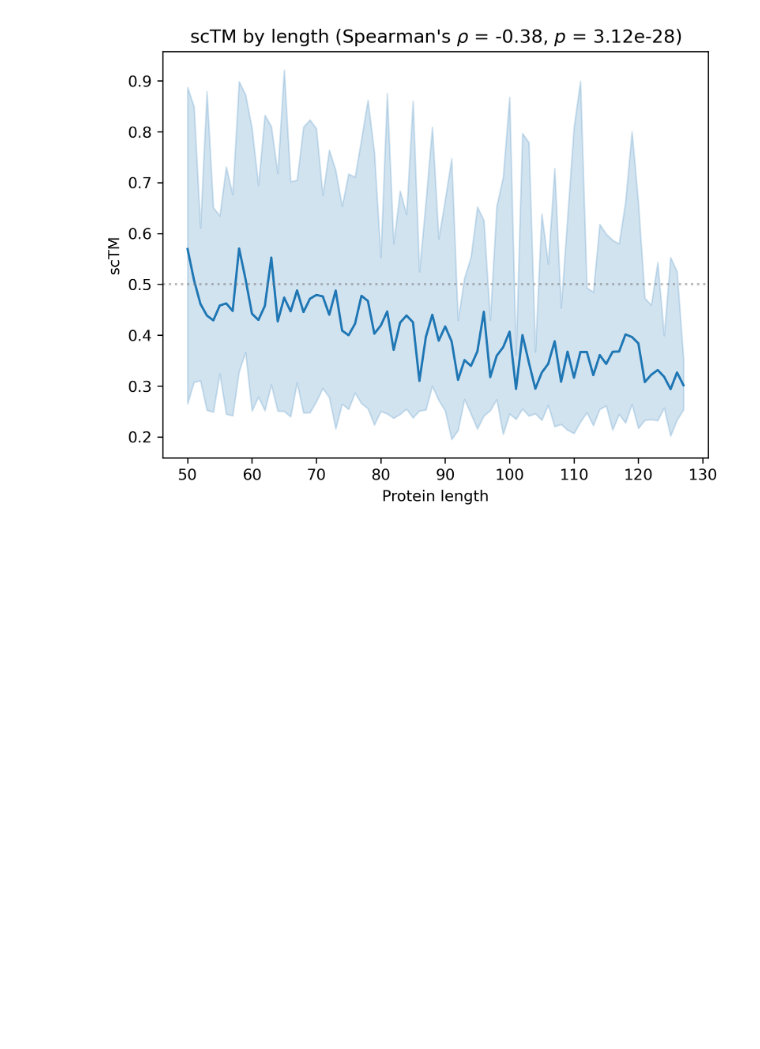
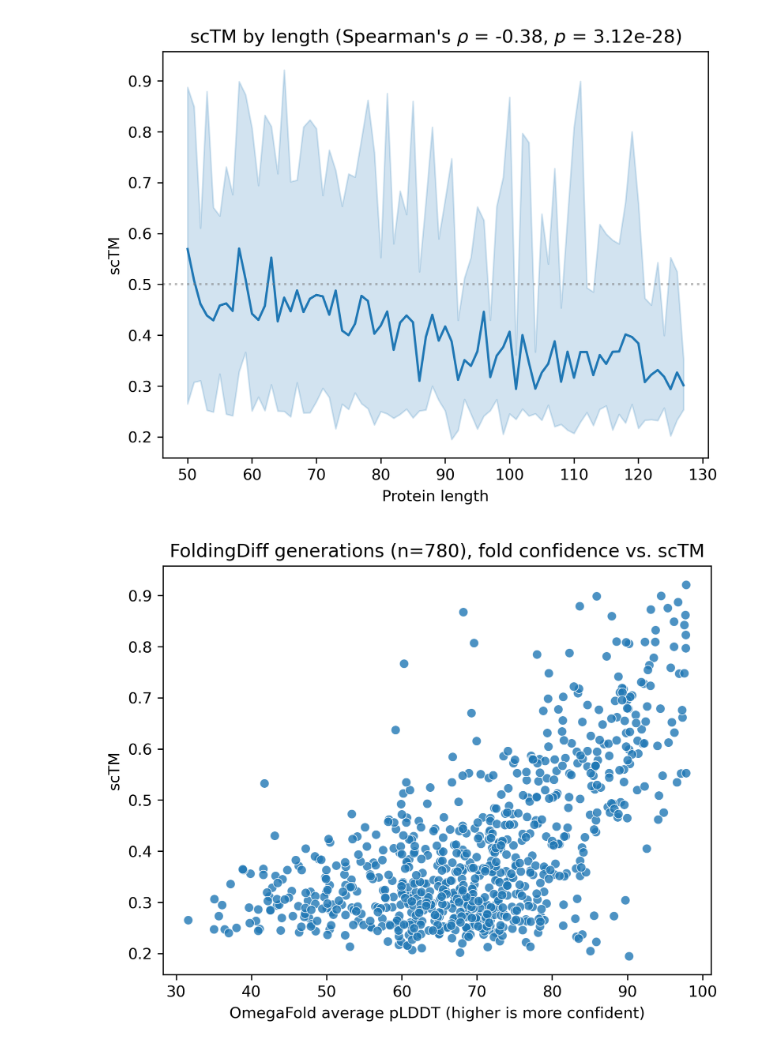
Before and after one commit to microsoft/foldingdiff, a Jupyter notebook: jupyter/sctm_by_len.ipynb, the cells around one changed output. Saved outputs shown, nothing was run; the diff lists cells and outputs as text; code cells hidden in the pictures; blank space fills up the shorter version.

Commit message:
Add plDDT plots

```diff
--- a/jupyter/sctm_by_len.ipynb
+++ b/jupyter/sctm_by_len.ipynb
@@ -21,3 +24,20 @@ sctm_table.head()
 | 2 | generated_309 | 0.49600 | 0.60337 | 80 | 4 | 0 | omegafold_predictions_proteinmpnn... | ... |
 | 3 | generated_529 | 0.29100 | 0.36524 | 102 | 0 | 6 | omegafold_predictions_proteinmpnn... | ... |
 | 4 | generated_194 | 0.42942 | 0.47160 | 69 | 3 | 2 | omegafold_predictions_proteinmpnn... | ... |
+# %%
+def get_bfactors(pdb_fname: str) -> np.ndarray:
+    """Read b-factor values from the given pdb file"""
+    # https://www.biotite-python.org/apidoc/biotite.structure.io.pdb.PDBFile.html
+    pdb_file = PDBFile.read(pdb_fname)
+    atoms = pdb_file.get_structure(extra_fields=['b_factor'])[0]
+    return atoms.b_factor
+
+omegafold_base_dir = "/home/wukevin/projects/protdiff_results/generation-random-seed-reps/generation_seed_7344/omegafold_predictions_proteinmpnn"
+
+b_factor_values = []
+for best_sctm in sctm_table['scTM best match']:
+    pdb_fname = os.path.join(omegafold_base_dir, os.path.basename(best_sctm))
+    assert os.path.isfile(pdb_fname)
+    b_factor_values.append(get_bfactors(pdb_fname).mean())
+sctm_table['mean_bfactor_omegafold'] = b_factor_values
+sctm_table.head()
@@ -46,3 +73,19 @@ fig.savefig(
 fig.show()
 # %% [output]
 [figure]
+# %%
+fig, ax = plt.subplots(dpi=300)
+sns.scatterplot(
+    data=sctm_table,
+    x='mean_bfactor_omegafold',
+    y='scTM',
+    alpha=0.8,
+)
+ax.set(
+    xlabel="OmegaFold average pLDDT (higher is more confident)",
+    ylabel="scTM",
+    title="FoldingDiff generations (n=780), fold confidence vs. scTM"
+)
+fig.show()
+# %% [output]
+[figure, added]
```
Also changed, not shown: parts of 7 cells of this notebook, 1 other file.
